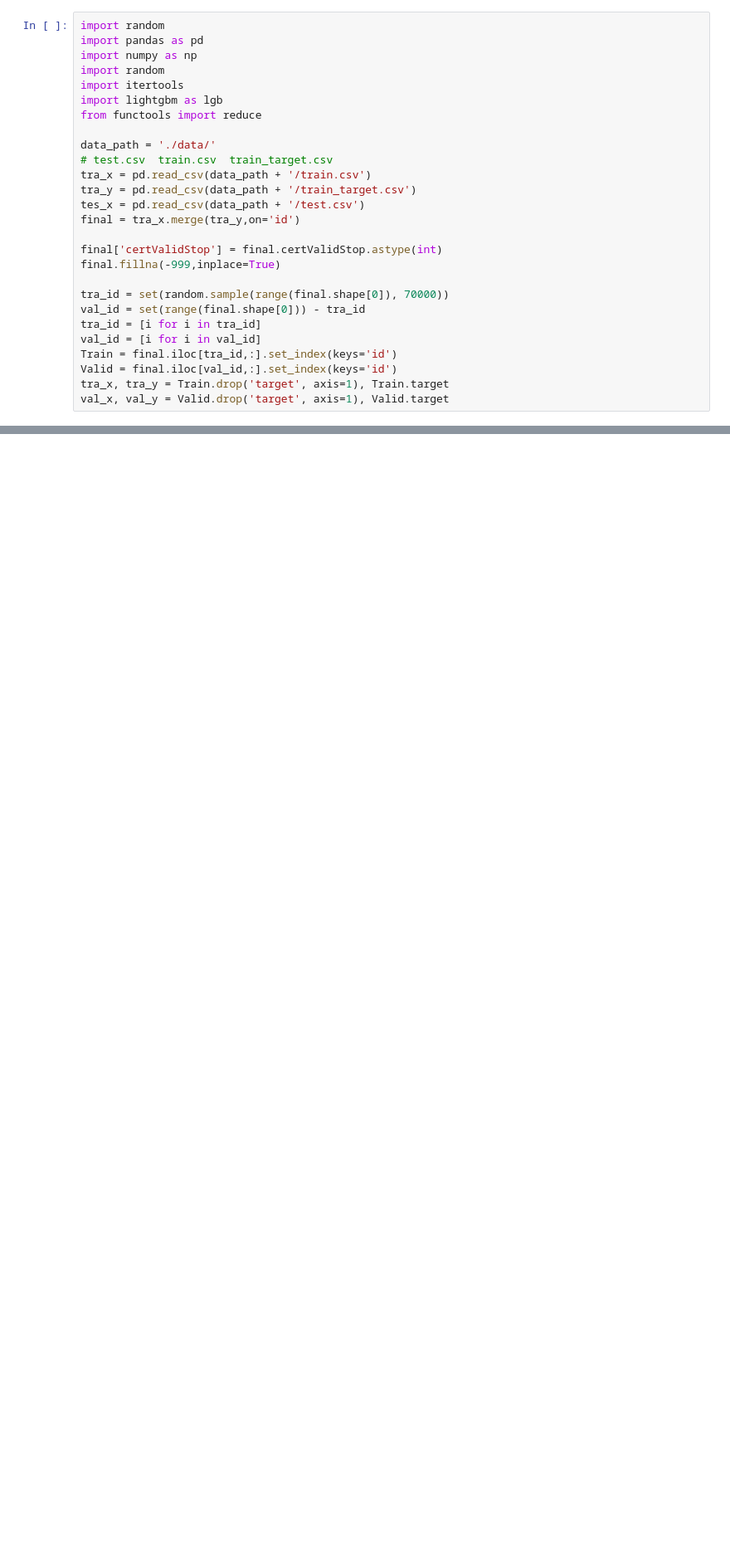
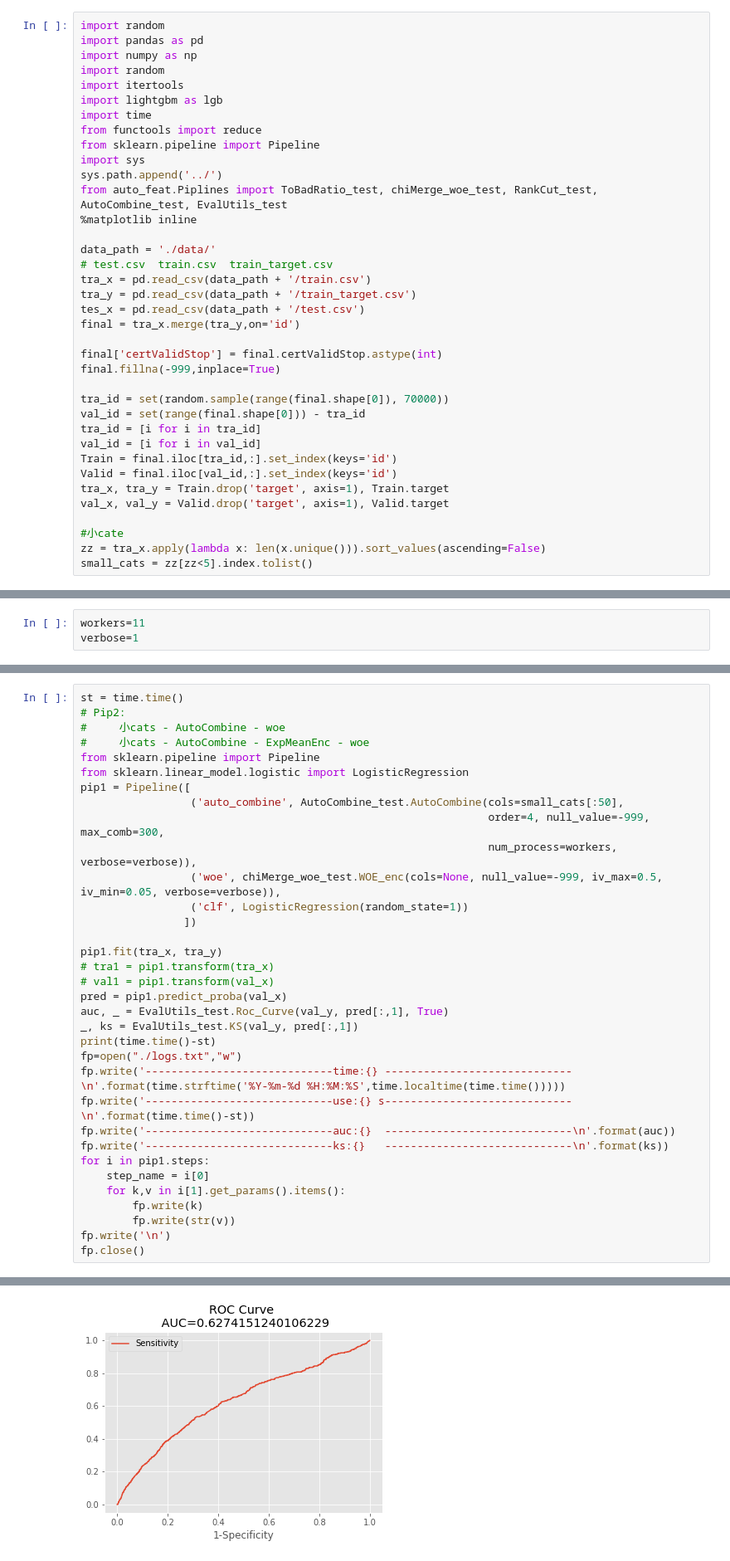
Before and after one commit to brakeman/general_pro, a Jupyter notebook: to_be_transfor/auto_feat/tttttt.ipynb, the cells around one changed output, grey strips where cells are left out. Shown at 83% size. Drawn from its saved outputs; the diff is of its cells as text; blank space fills up the shorter version.

```diff
--- a/to_be_transfor/auto_feat/tttttt.ipynb
+++ b/to_be_transfor/auto_feat/tttttt.ipynb
@@ -9,7 +34,13 @@ import numpy as np
 import random
 import itertools
 import lightgbm as lgb
+import time
 from functools import reduce
+from sklearn.pipeline import Pipeline
+import sys
+sys.path.append('../')
+from auto_feat.Piplines import ToBadRatio_test, chiMerge_woe_test, RankCut_test, AutoCombine_test, EvalUtils_test
+%matplotlib inline
 
 data_path = './data/'
 # test.csv  train.csv  train_target.csv
@@ -29,3 +60,7 @@ Train = final.iloc[tra_id,:].set_index(keys='id')
 Valid = final.iloc[val_id,:].set_index(keys='id')
 tra_x, tra_y = Train.drop('target', axis=1), Train.target
 val_x, val_y = Valid.drop('target', axis=1), Valid.target
+
+#小cate
+zz = tra_x.apply(lambda x: len(x.unique())).sort_values(ascending=False)
+small_cats = zz[zz<5].index.tolist()
@@ -31,0 +70,3 @@ val_x, val_y = Valid.drop('target', axis=1), Valid.target
+# %%
+workers=11
+verbose=1
@@ -31,0 +77,35 @@ val_x, val_y = Valid.drop('target', axis=1), Valid.target
+# %%
+st = time.time()
+# Pip2:
+#     小cats - AutoCombine - woe
+#     小cats - AutoCombine - ExpMeanEnc - woe
+from sklearn.pipeline import Pipeline
+from sklearn.linear_model.logistic import LogisticRegression
+pip1 = Pipeline([
+                 ('auto_combine', AutoCombine_test.AutoCombine(cols=small_cats[:50],
+                                                               order=4, null_value=-999, max_comb=300,
+                                                               num_process=workers, verbose=verbose)),
+                 ('woe', chiMerge_woe_test.WOE_enc(cols=None, null_value=-999, iv_max=0.5, iv_min=0.05, verbose=verbose)),
+                 ('clf', LogisticRegression(random_state=1))
+                ])
+
+pip1.fit(tra_x, tra_y)
+# tra1 = pip1.transform(tra_x)
+# val1 = pip1.transform(val_x)
+pred = pip1.predict_proba(val_x)
+auc, _ = EvalUtils_test.Roc_Curve(val_y, pred[:,1], True)
+_, ks = EvalUtils_test.KS(val_y, pred[:,1])
+print(time.time()-st)
+fp=open("./logs.txt","w")
+fp.write('-----------------------------time:{} -----------------------------\n'.format(time.strftime('%Y-%m-%d %H:%M:%S',time.localtime(time.time()))))
+fp.write('-----------------------------use:{} s-----------------------------\n'.format(time.time()-st))
+fp.write('-----------------------------auc:{}  -----------------------------\n'.format(auc))
+fp.write('-----------------------------ks:{}   -----------------------------\n'.format(ks))
+for i in pip1.steps:
+    step_name = i[0]
+    for k,v in i[1].get_params().items():
+        fp.write(k)
+        fp.write(str(v))
+fp.write('\n')
+fp.close()
+# %% [output]
@@ -31,0 +150 @@ val_x, val_y = Valid.drop('target', axis=1), Valid.target
+[figure, added]
```
Also changed, not shown: parts of 28 cells of this notebook.
